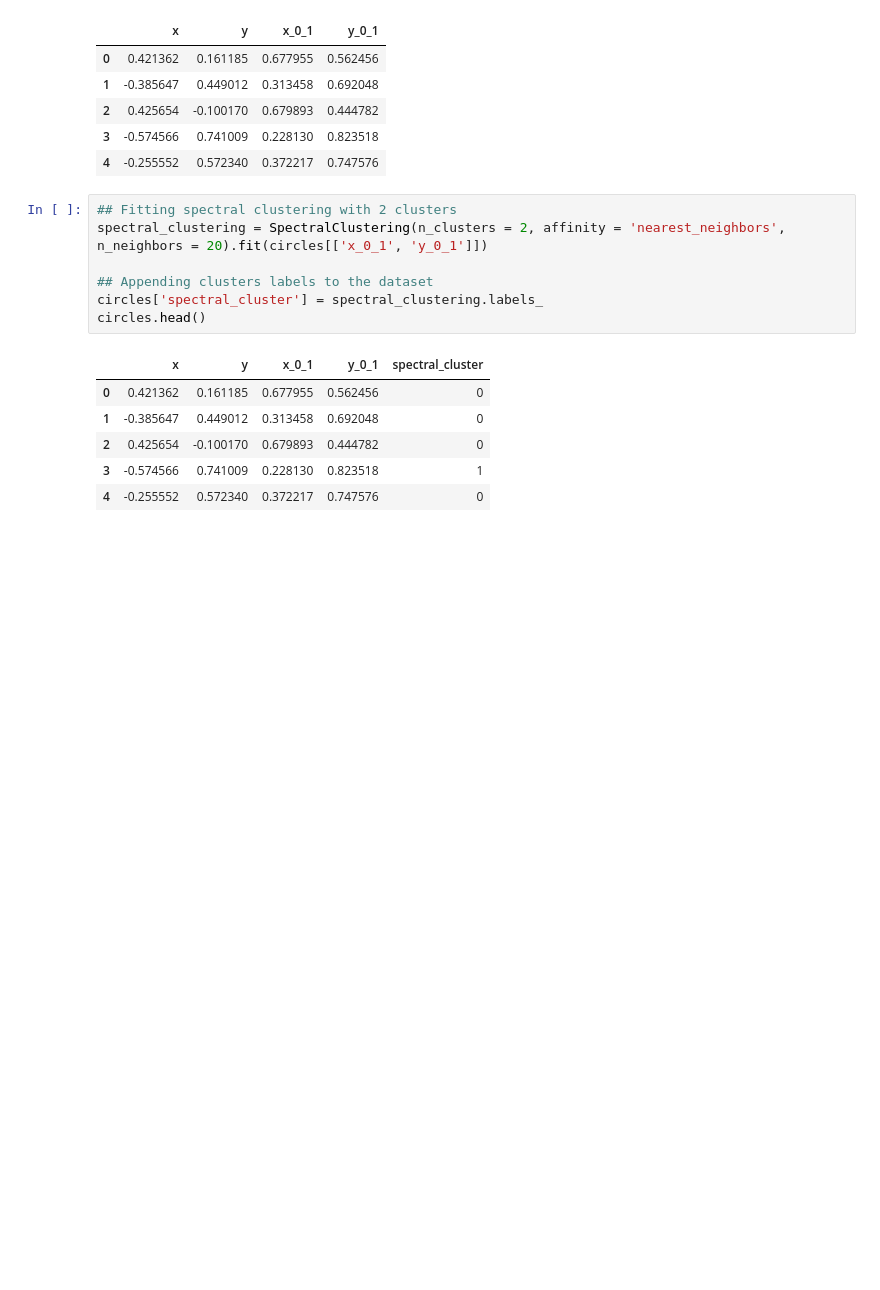
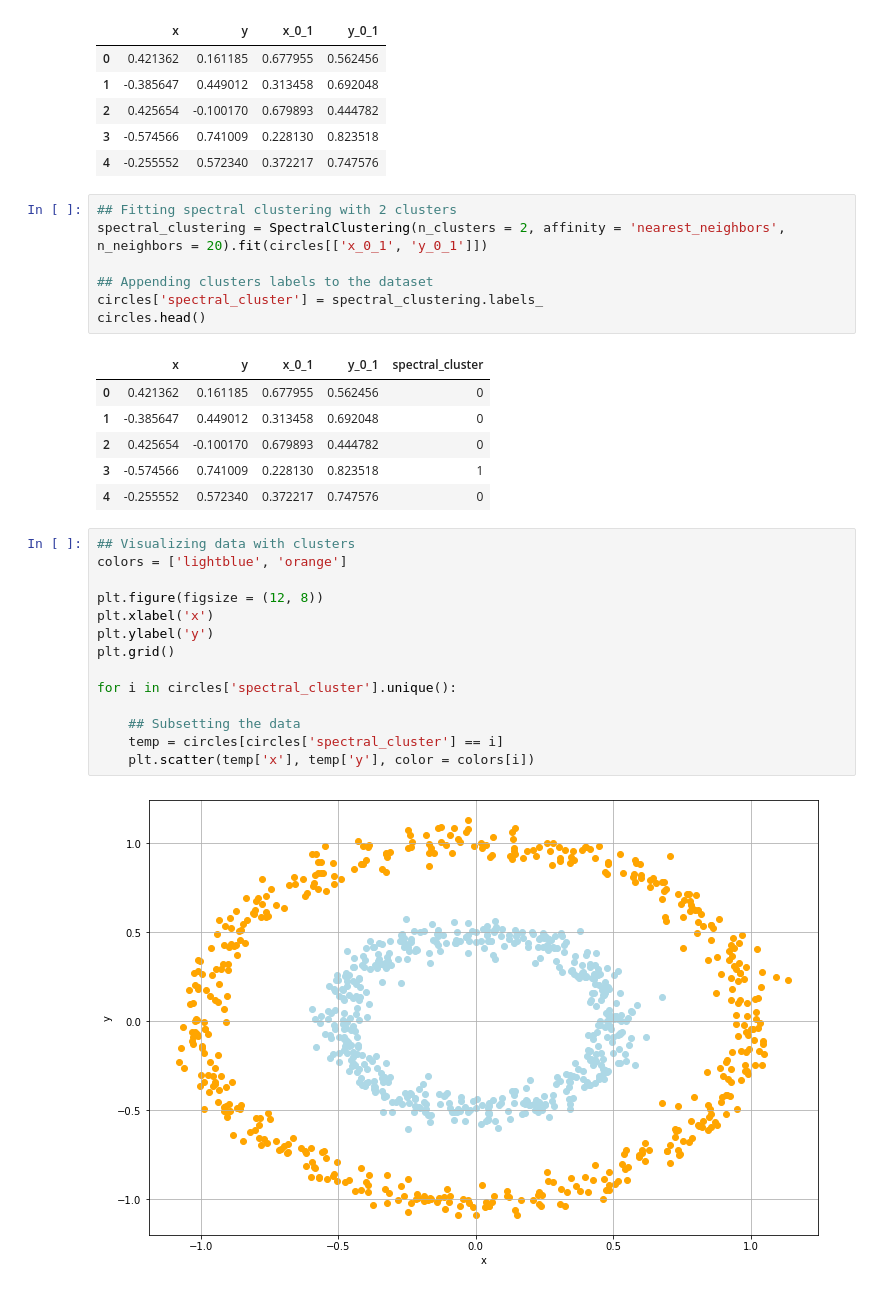
Before and after one commit to oscarm524/data_445_dummy, a Jupyter notebook: In_Class_Assignments/In_Class_Assignment_Clustering.ipynb, the cells around one changed output. Cells and saved outputs as stored; diff of their text form; blank space fills up the shorter version.

Commit message:
visualizing cluster labels

```diff
--- a/In_Class_Assignments/In_Class_Assignment_Clustering.ipynb
+++ b/In_Class_Assignments/In_Class_Assignment_Clustering.ipynb
@@ -65,3 +65,19 @@ circles.head()
 | 2 | 0.425654 | -0.100170 | 0.679893 | 0.444782 | 0 |
 | 3 | -0.574566 | 0.741009 | 0.228130 | 0.823518 | 1 |
 | 4 | -0.255552 | 0.572340 | 0.372217 | 0.747576 | 0 |
+# %%
+## Visualizing data with clusters
+colors = ['lightblue', 'orange']
+
+plt.figure(figsize = (12, 8))
+plt.xlabel('x')
+plt.ylabel('y')
+plt.grid()
+
+for i in circles['spectral_cluster'].unique():
+
+    ## Subsetting the data
+    temp = circles[circles['spectral_cluster'] == i]
+    plt.scatter(temp['x'], temp['y'], color = colors[i])
+# %% [output]
+[figure, added]
```
